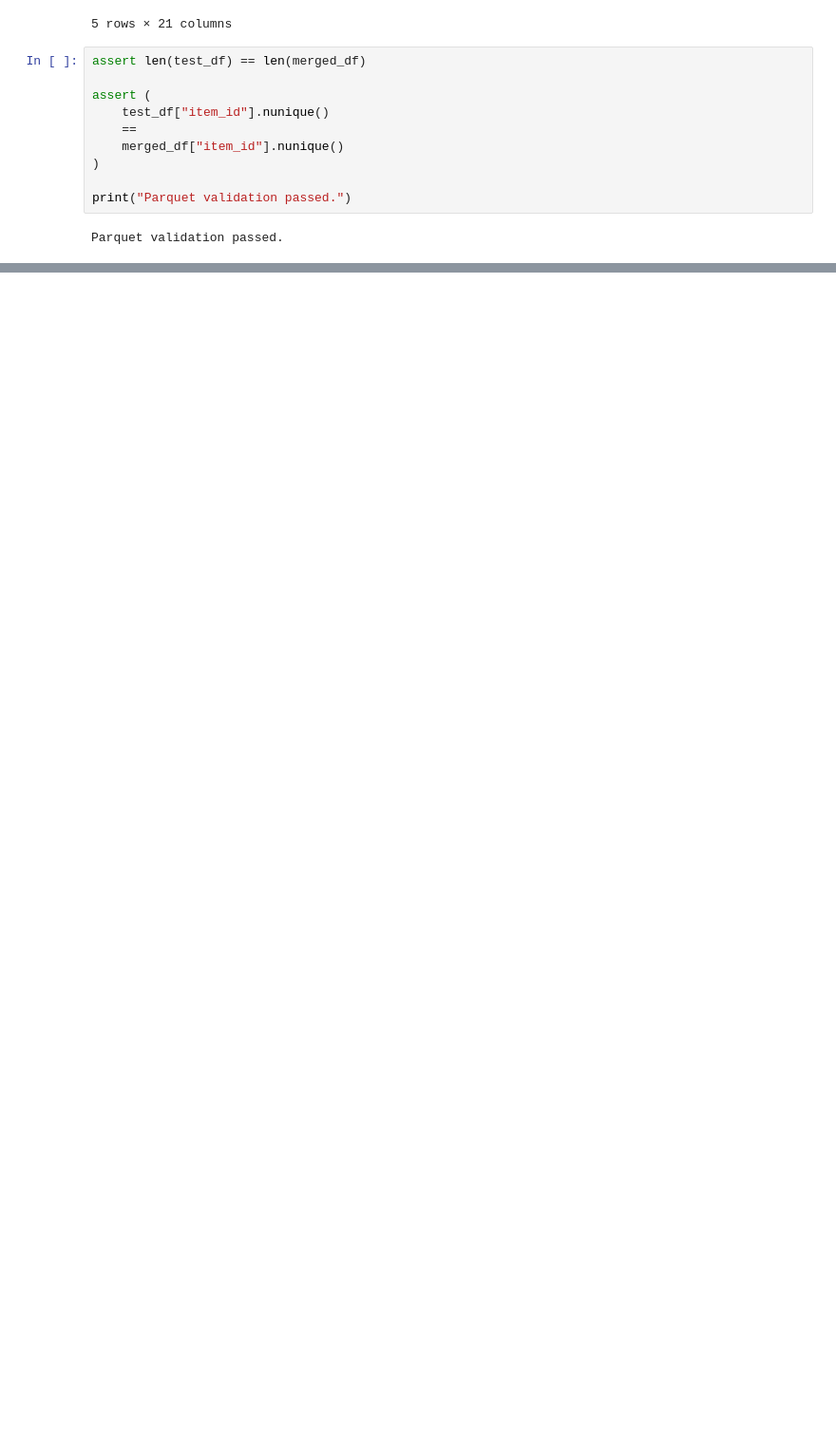
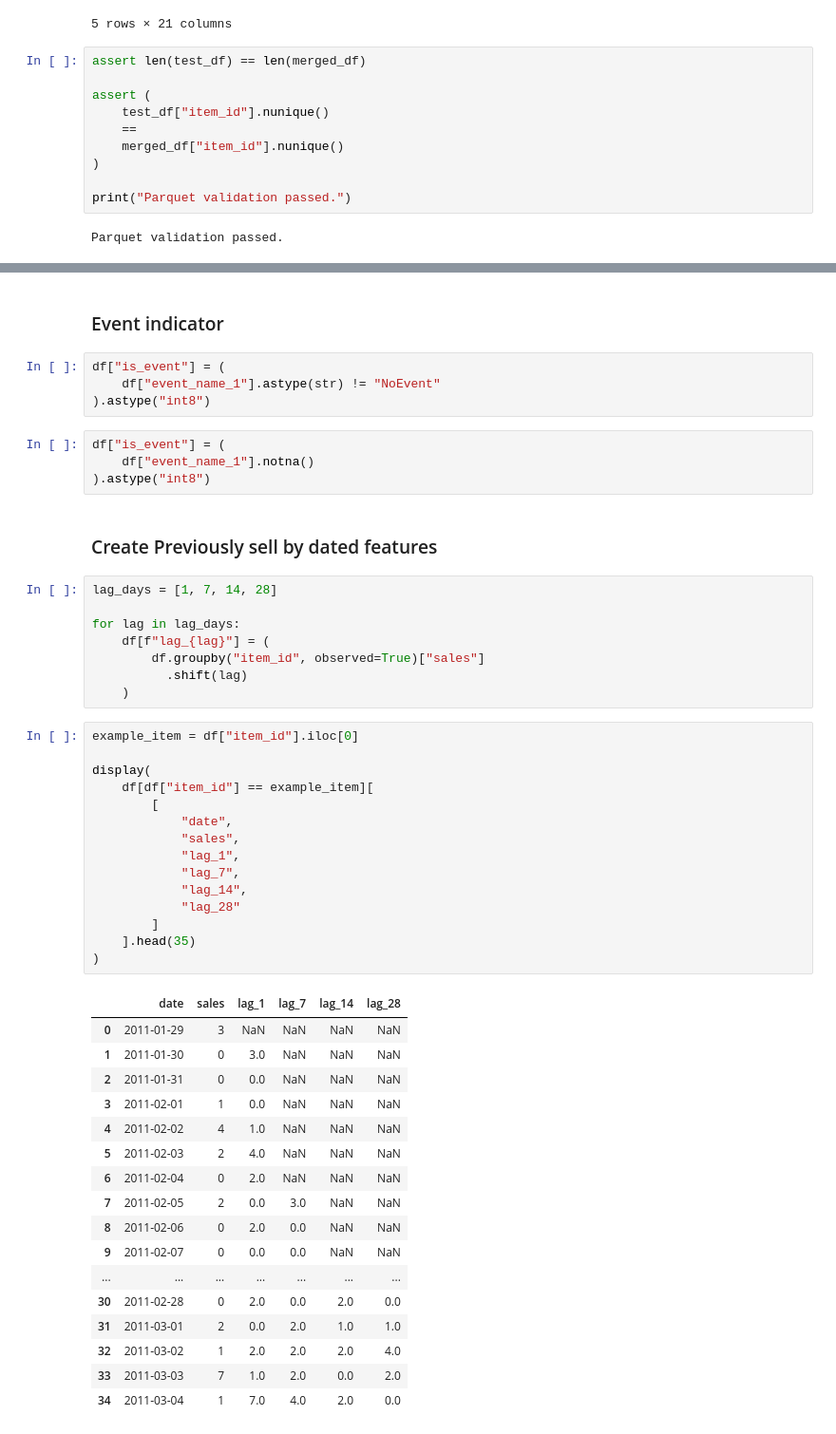
Before and after one commit to lasithalankajeewa/ML-StockPredict, a Jupyter notebook: notebooks/02_feature_engineering.ipynb, the cells around one changed output, grey strips where cells are left out. Shown at 95% size. Saved outputs shown, nothing was run; the diff lists cells and outputs as text; blank space fills up the shorter version.

```diff
--- a/notebooks/02_feature_engineering.ipynb
+++ b/notebooks/02_feature_engineering.ipynb
@@ -631,0 +713,53 @@ Parquet validation passed.
+# %% [markdown]
+### Event indicator
+# %%
+df["is_event"] = (
+    df["event_name_1"].astype(str) != "NoEvent"
+).astype("int8")
+# %%
+df["is_event"] = (
+    df["event_name_1"].notna()
+).astype("int8")
+# %% [markdown]
+### Create Previously sell by dated features
+# %%
+lag_days = [1, 7, 14, 28]
+
+for lag in lag_days:
+    df[f"lag_{lag}"] = (
+        df.groupby("item_id", observed=True)["sales"]
+          .shift(lag)
+    )
+# %%
+example_item = df["item_id"].iloc[0]
+
+display(
+    df[df["item_id"] == example_item][
+        [
+            "date",
+            "sales",
+            "lag_1",
+            "lag_7",
+            "lag_14",
+            "lag_28"
+        ]
+    ].head(35)
+)
+# %% [output]
+|  | date | sales | lag_1 | lag_7 | lag_14 | lag_28 |
+| 0 | 2011-01-29 | 3 | NaN | NaN | NaN | NaN |
+| 1 | 2011-01-30 | 0 | 3.0 | NaN | NaN | NaN |
+| 2 | 2011-01-31 | 0 | 0.0 | NaN | NaN | NaN |
+| 3 | 2011-02-01 | 1 | 0.0 | NaN | NaN | NaN |
+| 4 | 2011-02-02 | 4 | 1.0 | NaN | NaN | NaN |
+| 5 | 2011-02-03 | 2 | 4.0 | NaN | NaN | NaN |
+| 6 | 2011-02-04 | 0 | 2.0 | NaN | NaN | NaN |
+| 7 | 2011-02-05 | 2 | 0.0 | 3.0 | NaN | NaN |
+| 8 | 2011-02-06 | 0 | 2.0 | 0.0 | NaN | NaN |
+| 9 | 2011-02-07 | 0 | 0.0 | 0.0 | NaN | NaN |
+| ... | ... | ... | ... | ... | ... | ... |
+| 30 | 2011-02-28 | 0 | 2.0 | 0.0 | 2.0 | 0.0 |
+| 31 | 2011-03-01 | 2 | 0.0 | 2.0 | 1.0 | 1.0 |
+| 32 | 2011-03-02 | 1 | 2.0 | 2.0 | 2.0 | 4.0 |
+| 33 | 2011-03-03 | 7 | 1.0 | 2.0 | 0.0 | 2.0 |
+| 34 | 2011-03-04 | 1 | 7.0 | 4.0 | 2.0 | 0.0 |
```
Also changed, not shown: parts of 36 cells of this notebook, 3 other files.
